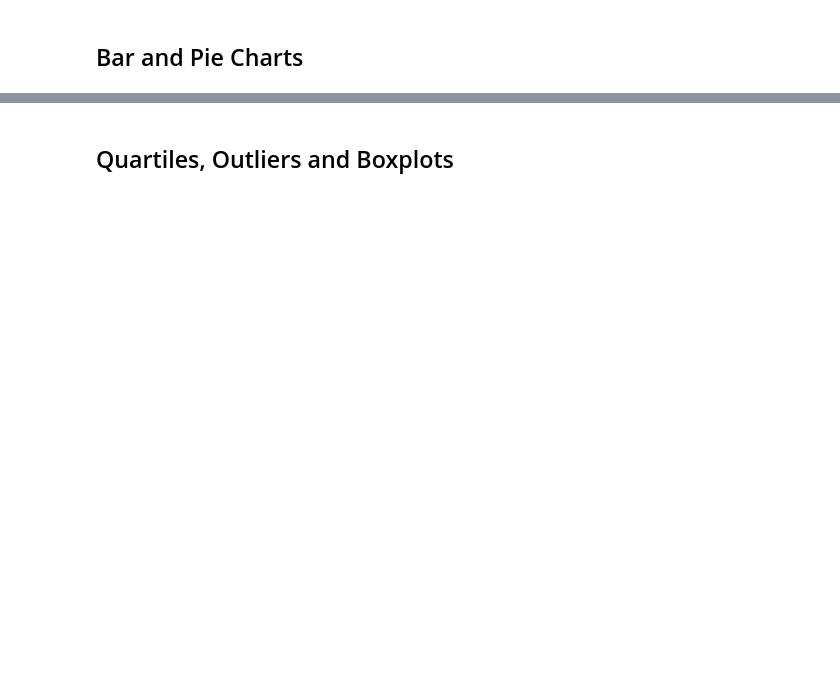
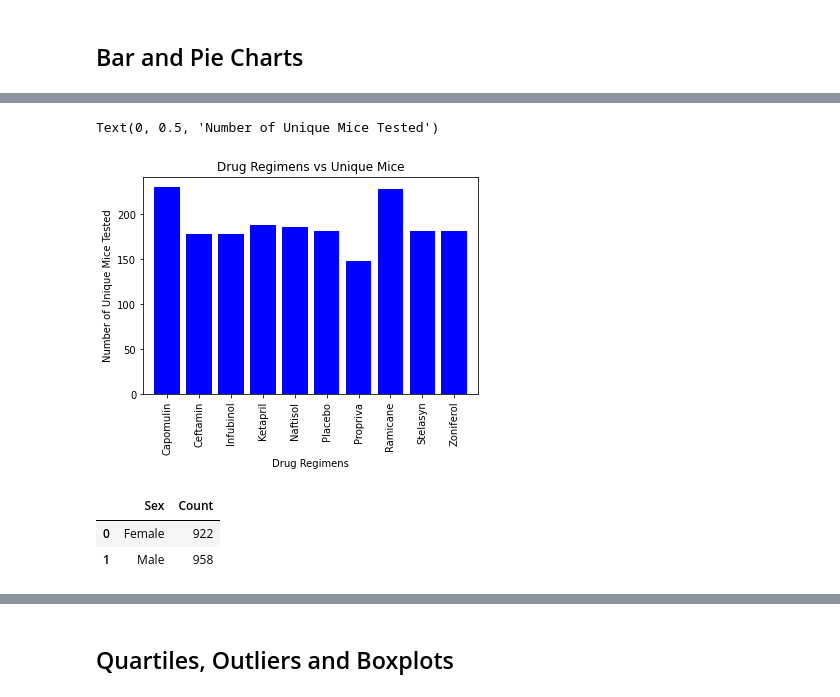
Before and after one commit to pbutler15/Matplotlib, a Jupyter notebook: Pymaceuticals/_pymaceuticals_starter.ipynb, the cells around one changed output, grey strips where cells are left out. Cells and saved outputs as stored; diff of their text form; code cells hidden in the pictures; blank space fills up the shorter version.

```diff
--- a/Pymaceuticals/_pymaceuticals_starter.ipynb
+++ b/Pymaceuticals/_pymaceuticals_starter.ipynb
@@ -51,0 +185,38 @@ FileNotFoundError: [Errno 2] File ../Resources/Study_results does not exist: '..
+# %%
+# Generate a bar plot showing the total number of unique mice tested on each drug regimen using pyplot.
+
+#Create array the contains the name of each drug and the number of mice
+drug_regimens = ["Capomulin","Ceftamin","Infubinol","Ketapril","Naftisol","Placebo","Propriva","Ramicane","Stelasyn","Zoniferol"]
+total_unique_mice = [230,178,178,188,186,181,148,228,181,182]
+x_axis = np.arange(len(total_unique_mice))
+plt.bar(x_axis, total_unique_mice, color="b", align="center")
+
+ #Create ticks for the x axis
+tick_locations = [value for value in x_axis]
+plt.xticks(tick_locations, drug_regimens, rotation = 'vertical')
+
+#Set limits for the x axis
+plt.xlim(-0.75, len(x_axis)-.25)
+
+# Give the chart a title, x label, and y label
+plt.title("Drug Regimens vs Unique Mice")
+plt.xlabel("Drug Regimens")
+plt.ylabel("Number of Unique Mice Tested")
+# %% [output]
+Text(0, 0.5, 'Number of Unique Mice Tested')
+[figure, added]
+# %%
+# Generate a pie plot showing the distribution of female versus male mice using pandas
+
+#Create dataframe of the sex and count of unique mice
+gender = pd.DataFrame(clean_df.groupby(["Sex"]).count()).reset_index()
+gender
+
+#Create dataframe for pie plot
+gender = gender[["Sex","Mouse ID"]]
+gender = gender.rename(columns={"Mouse ID": "Count"})
+gender.head()
+# %% [output]
+|  | Sex | Count |
+| 0 | Female | 922 |
+| 1 | Male | 958 |
```
Also changed, not shown: parts of 29 cells of this notebook, 4 other files.
